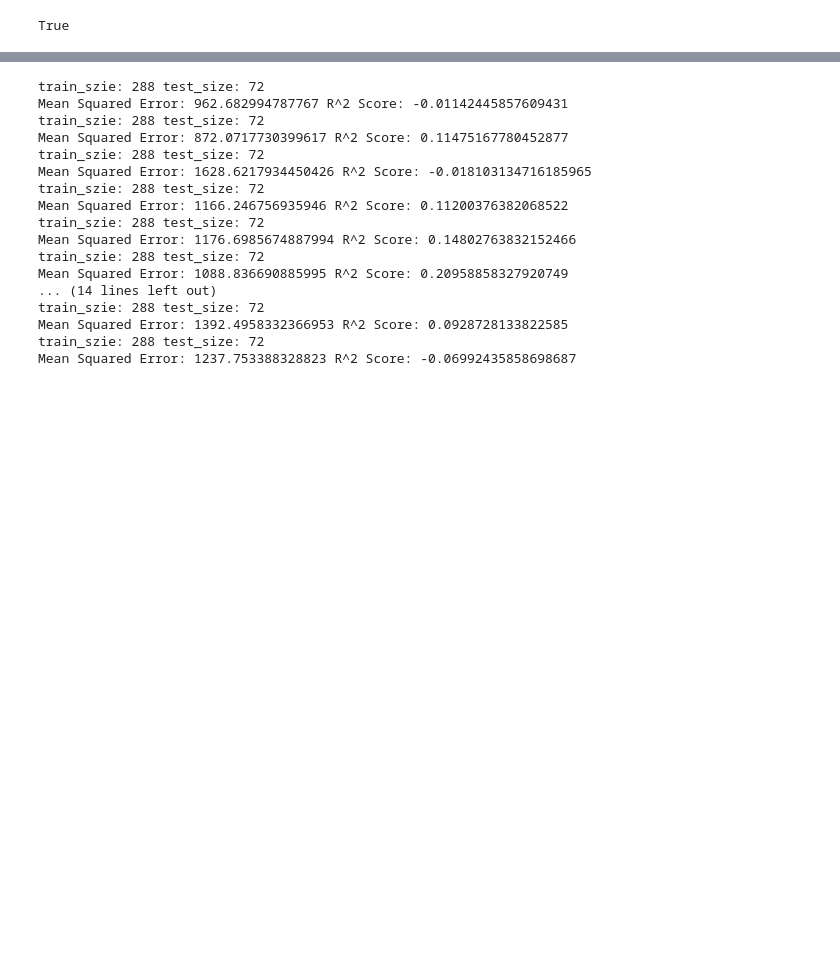
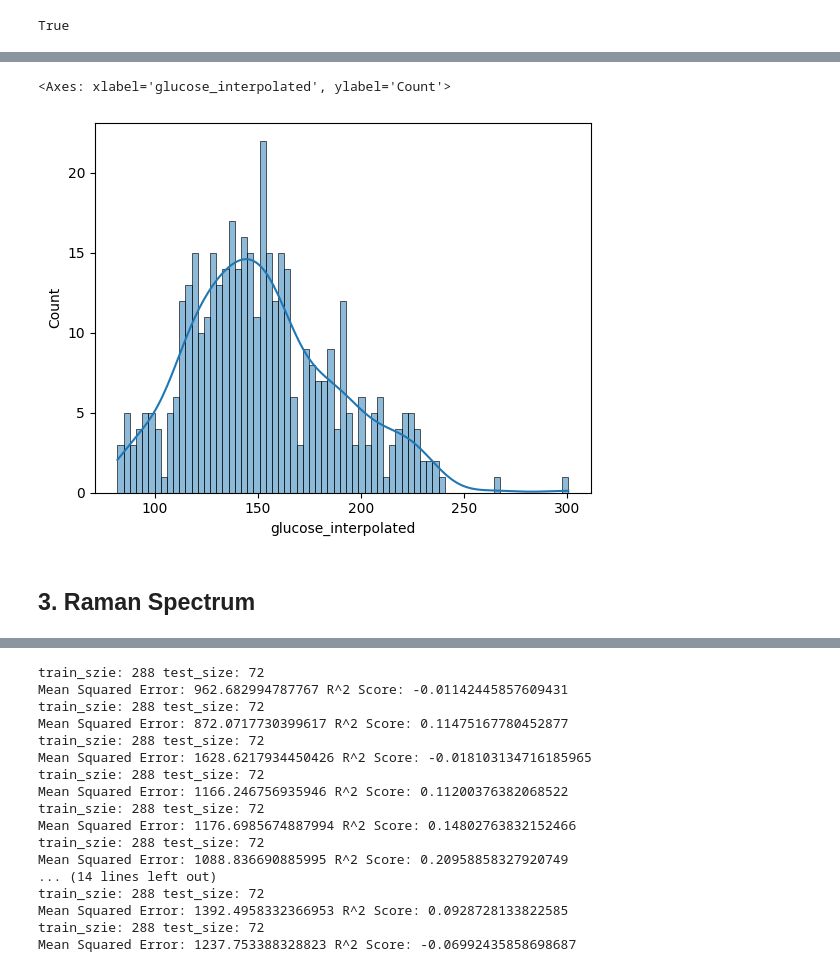
Before and after one commit to akraradets/BloodGlucose-App, a Jupyter notebook: fast_api/notebook/1-analysis.ipynb, the cells around one changed output, grey strips where cells are left out. Saved outputs shown, nothing was run; the diff lists cells and outputs as text; code cells hidden in the pictures; blank space fills up the shorter version.

```diff
--- a/fast_api/notebook/1-analysis.ipynb
+++ b/fast_api/notebook/1-analysis.ipynb
@@ -93 +182,8 @@ dataset
+# %%
+sns.histplot(data=dataset.glucose_interpolated, binwidth=3, kde=True)
+# %% [output]
+<Axes: xlabel='glucose_interpolated', ylabel='Count'>
+[figure, added]
+# %% [markdown]
+## 3. Raman Spectrum
 # %%
```
Also changed, not shown: parts of 16 cells of this notebook, 3 other files.
